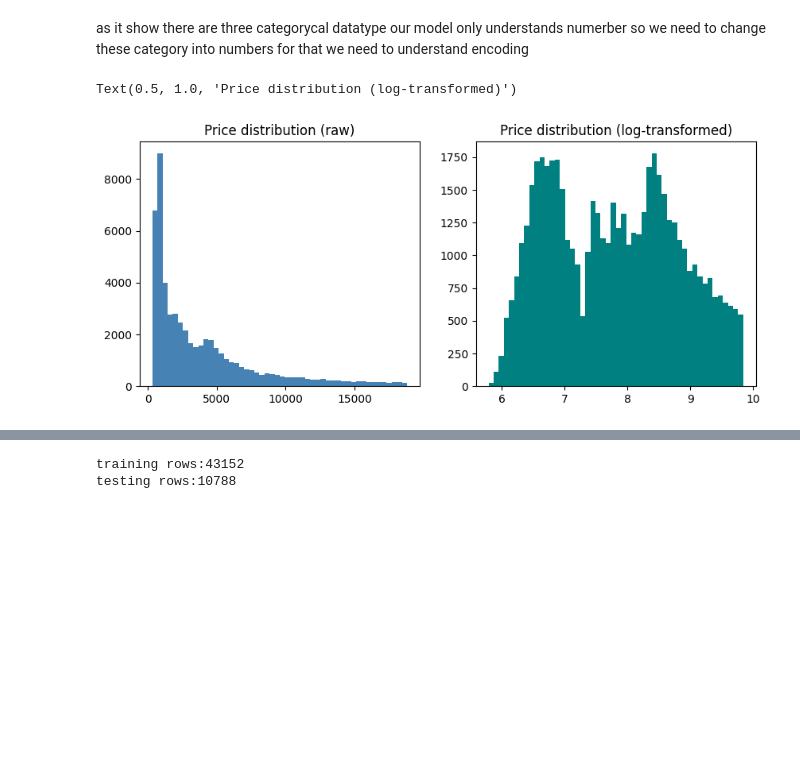
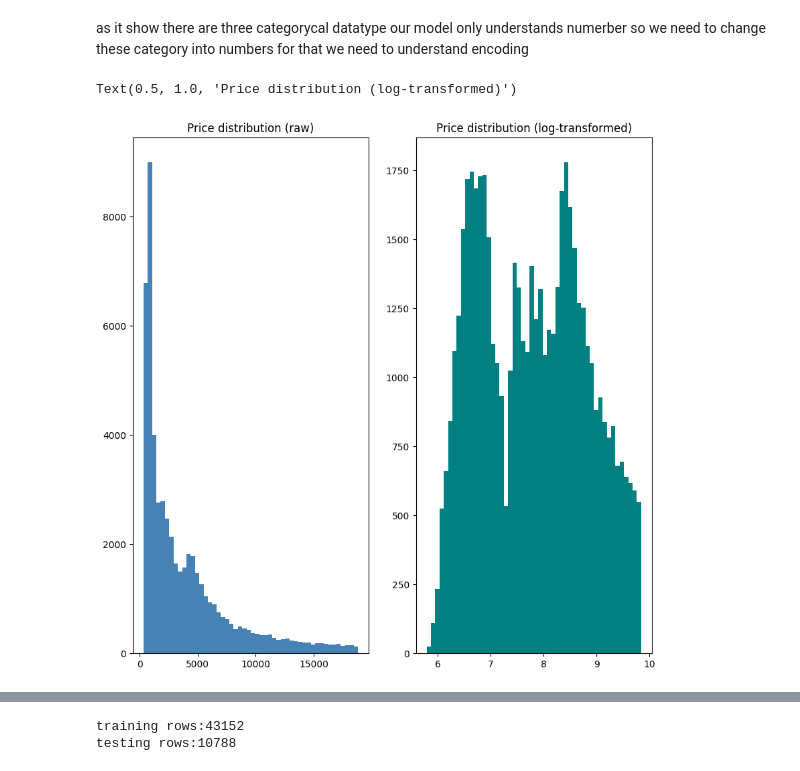
Before and after one commit to mrrendex2006/machine-learning-from-scratch, a Jupyter notebook: 01_linear_regression/diamond.ipynb, the cells around one changed output, grey strips where cells are left out. Drawn from its saved outputs; the diff is of its cells as text; code cells hidden in the pictures; blank space fills up the shorter version.

```diff
--- a/01_linear_regression/diamond.ipynb
+++ b/01_linear_regression/diamond.ipynb
@@ -49,17 +49,17 @@ as it show there are three categorycal datatype our model only understands numer
 # %%
 df_encoded = pd.get_dummies(df, drop_first=True)
 # %%
-plt.figure(figsize=(10, 4))
+plt.figure(figsize=(10, 10))
 
 plt.subplot(1, 2, 1)
 plt.hist(df['price'], bins=50, color='steelblue')
 plt.title('Price distribution (raw)')
 # You'll see: heavily right-skewed (most diamonds cheap,
 #             a few very expensive ones pull the tail right)
 
 plt.subplot(1, 2, 2)
 plt.hist(np.log(df['price']), bins=50, color='teal')
 plt.title('Price distribution (log-transformed)')
 # %% [output]
 Text(0.5, 1.0, 'Price distribution (log-transformed)')
-[figure, old version]
+[figure, new version]
```
Also changed, not shown: parts of 1 cell of this notebook, 18 other files.
